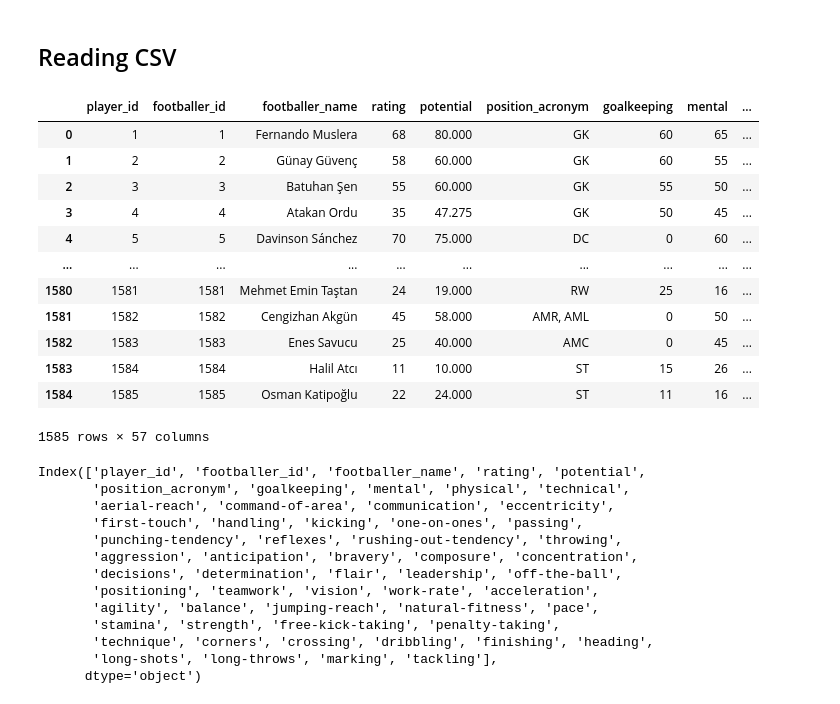
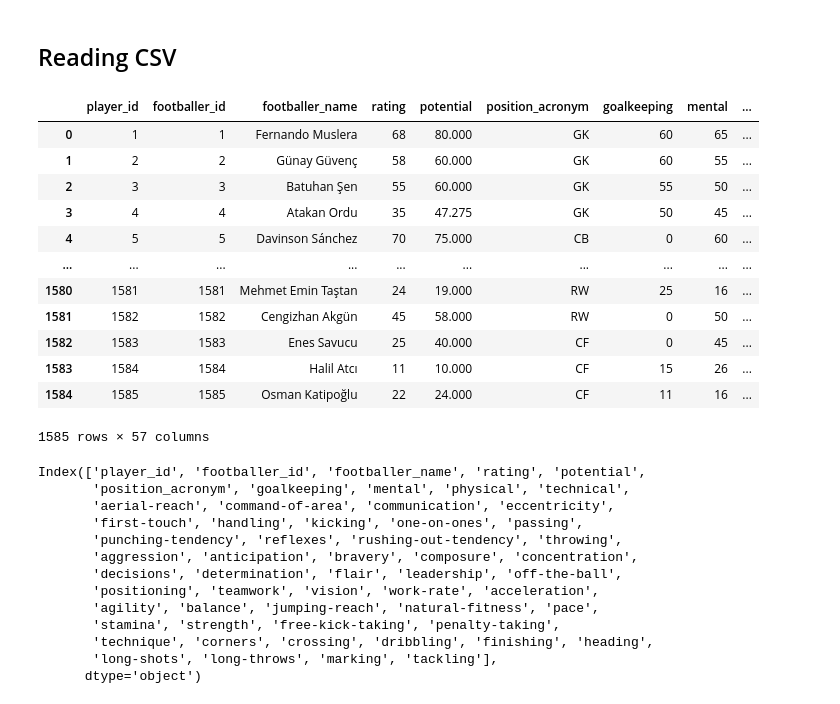
Before and after one commit to alirizaercan/IQAnadoluScout--IQAS-, a Jupyter notebook: notebooks/players_eda.ipynb, the cells around one changed output. Cells and saved outputs as stored; diff of their text form; code cells hidden in the pictures.

```diff
--- a/notebooks/players_eda.ipynb
+++ b/notebooks/players_eda.ipynb
@@ -162,21 +181,21 @@ df.to_csv("../data/processed_data/merged_players_final.csv", index=False)
 # %% [markdown]
 ## Reading CSV
 # %%
-df1 = pd.read_csv("../data/processed_data/merged_players_final.csv")
+df1 = pd.read_csv("../data/processed_data/merged_players_last.csv")
 df1
 # %% [output]
 |  | player_id | footballer_id | footballer_name | rating | potential | position_acronym | goalkeeping | mental | ... |
 | 0 | 1 | 1 | Fernando Muslera | 68 | 80.000 | GK | 60 | 65 | ... |
 | 1 | 2 | 2 | Günay Güvenç | 58 | 60.000 | GK | 60 | 55 | ... |
 | 2 | 3 | 3 | Batuhan Şen | 55 | 60.000 | GK | 55 | 50 | ... |
 | 3 | 4 | 4 | Atakan Ordu | 35 | 47.275 | GK | 50 | 45 | ... |
-| 4 | 5 | 5 | Davinson Sánchez | 70 | 75.000 | DC | 0 | 60 | ... |
+| 4 | 5 | 5 | Davinson Sánchez | 70 | 75.000 | CB | 0 | 60 | ... |
 | ... | ... | ... | ... | ... | ... | ... | ... | ... | ... |
 | 1580 | 1581 | 1581 | Mehmet Emin Taştan | 24 | 19.000 | RW | 25 | 16 | ... |
-| 1581 | 1582 | 1582 | Cengizhan Akgün | 45 | 58.000 | AMR, AML | 0 | 50 | ... |
-| 1582 | 1583 | 1583 | Enes Savucu | 25 | 40.000 | AMC | 0 | 45 | ... |
-| 1583 | 1584 | 1584 | Halil Atcı | 11 | 10.000 | ST | 15 | 26 | ... |
-| 1584 | 1585 | 1585 | Osman Katipoğlu | 22 | 24.000 | ST | 11 | 16 | ... |
+| 1581 | 1582 | 1582 | Cengizhan Akgün | 45 | 58.000 | RW | 0 | 50 | ... |
+| 1582 | 1583 | 1583 | Enes Savucu | 25 | 40.000 | CF | 0 | 45 | ... |
+| 1583 | 1584 | 1584 | Halil Atcı | 11 | 10.000 | CF | 15 | 26 | ... |
+| 1584 | 1585 | 1585 | Osman Katipoğlu | 22 | 24.000 | CF | 11 | 16 | ... |
 1585 rows × 57 columns
 # %%
 df1.columns
```
Also changed, not shown: parts of 3 cells of this notebook, 18 other files.
